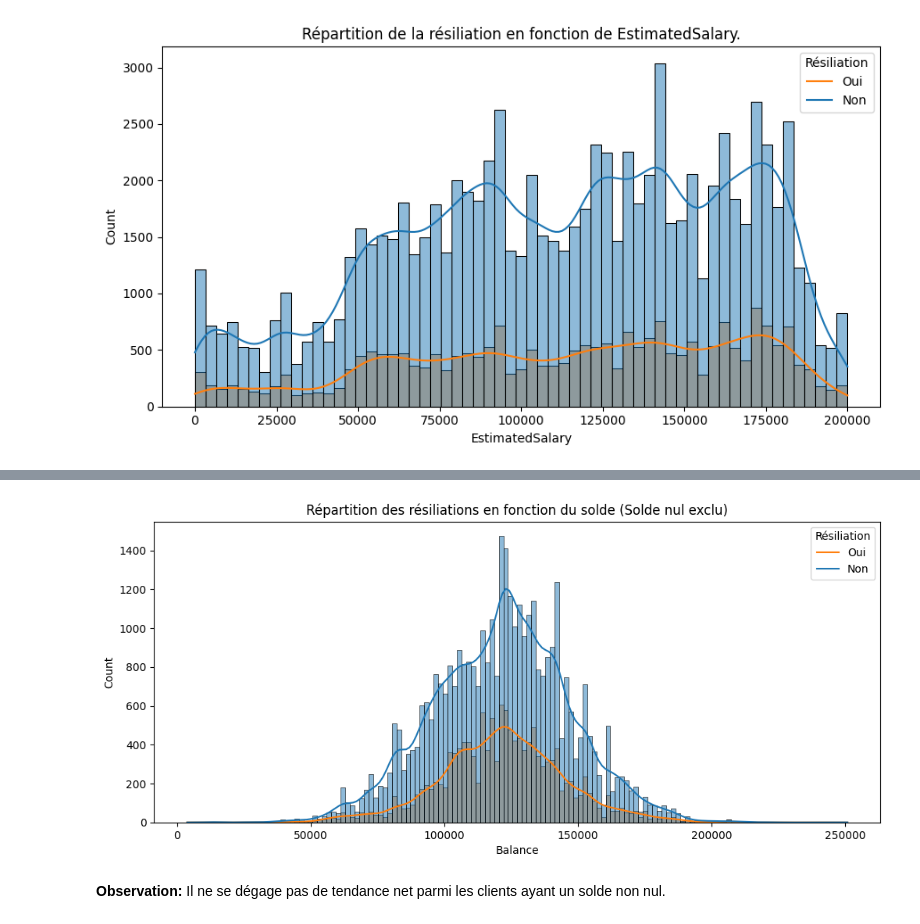
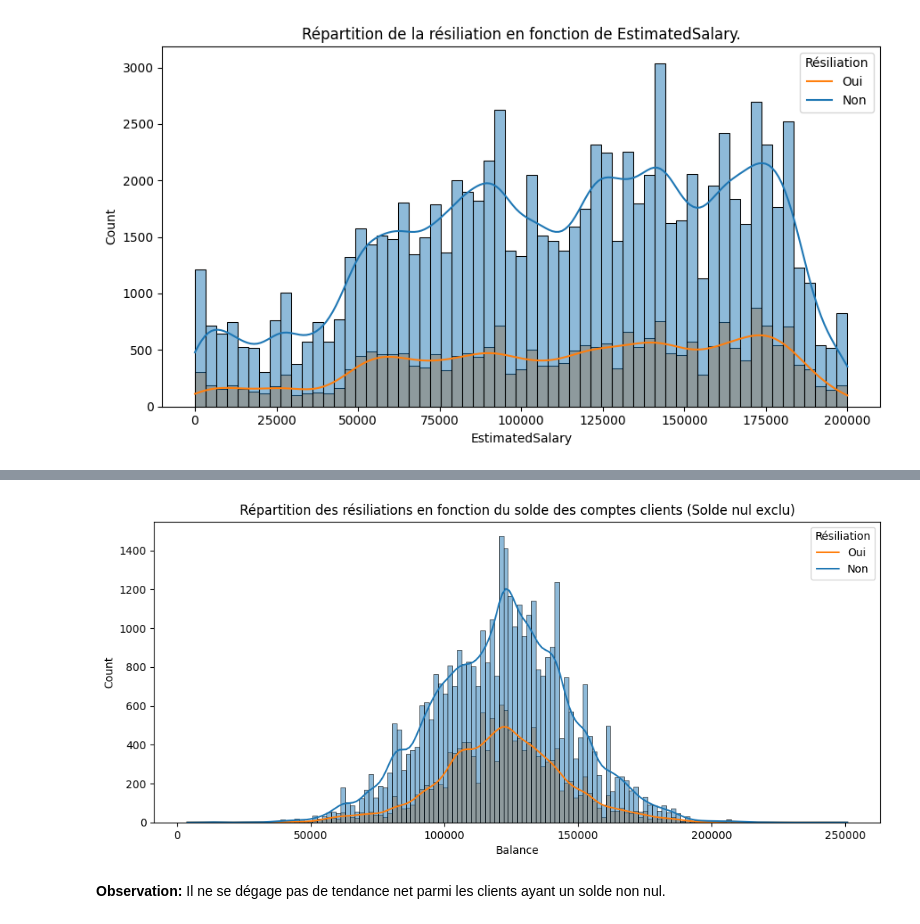
Before and after one commit to lbihin/mlpro-classification-bank-churn-2025, a Jupyter notebook: eda/eda.ipynb, the cells around one changed output, grey strips where cells are left out. Cells and saved outputs as stored; diff of their text form; code cells hidden in the pictures.

```diff
--- a/eda/eda.ipynb
+++ b/eda/eda.ipynb
@@ -710,20 +764,20 @@ for col in CONTINUOUS_COLUMNS:
 # %%
-solde_nul = train_df.query('`Balance` != 0')
-solde_non_nul = train_df.query('`Balance` == 0')
+solde_non_nul = train_df.query('`Balance` != 0')
+solde_nul = train_df.query('`Balance` == 0')
 
 
 plt.figure(figsize=(12,5))
-plt.title('Répartition des résiliations en fonction du solde (Solde nul exclu)')
-sns.histplot(data=solde_nul, x='Balance', hue='Exited', kde=True)
+plt.title('Répartition des résiliations en fonction du solde des comptes clients (Solde nul exclu)')
+sns.histplot(data=solde_non_nul, x='Balance', hue='Exited', kde=True)
 plt.legend(title='Résiliation', labels=['Oui', 'Non'])
 
 # Combine the data for plotting
 combined_data = pd.concat([
-    solde_nul.assign(BalanceCategory='Avec Solde'),
-    solde_non_nul.assign(BalanceCategory='Sans Solde')
+    solde_non_nul.assign(BalanceCategory='Avec Solde'),
+    solde_nul.assign(BalanceCategory='Sans Solde')
 ])
 # %% [output]
-[figure, old version]
+[figure, new version]
 # %% [markdown]
 **Observation:** Il ne se dégage pas de tendance net parmi les clients ayant un solde non nul.
 # %%
```
Also changed, not shown: parts of 24 cells of this notebook, 1 other file.
